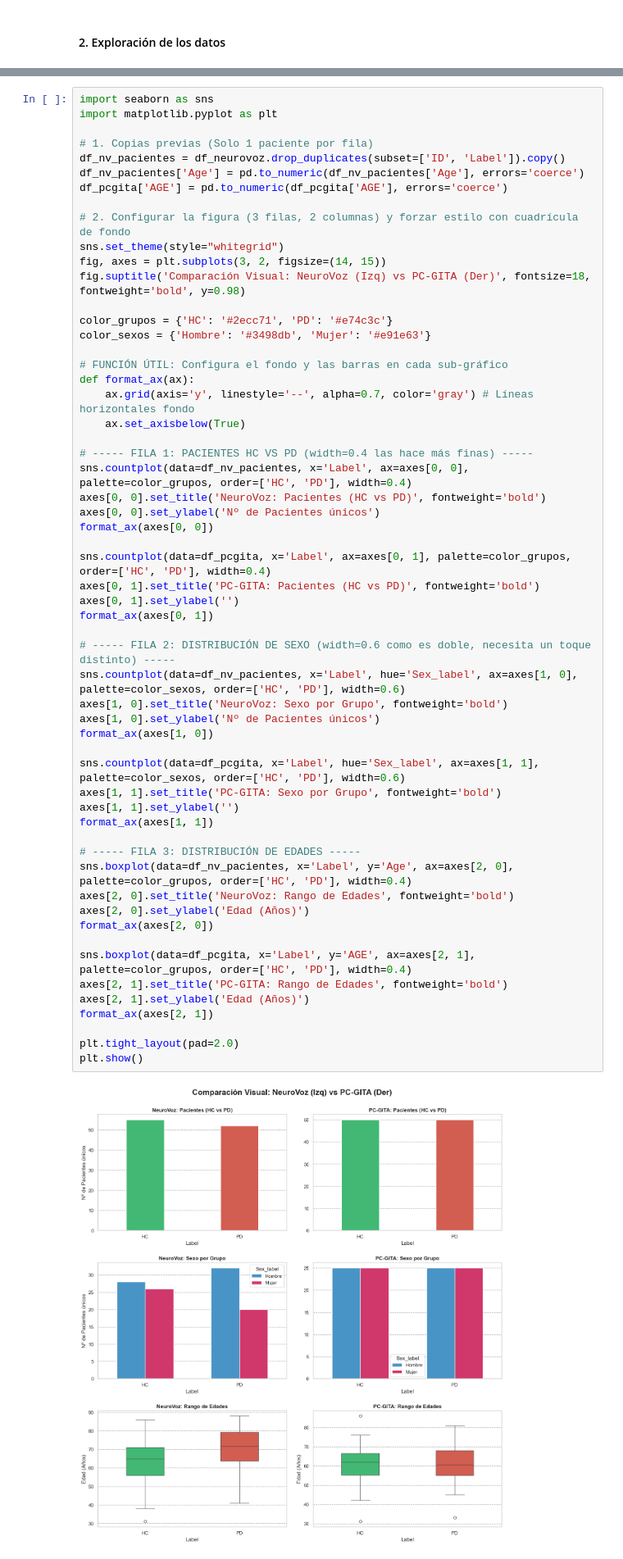
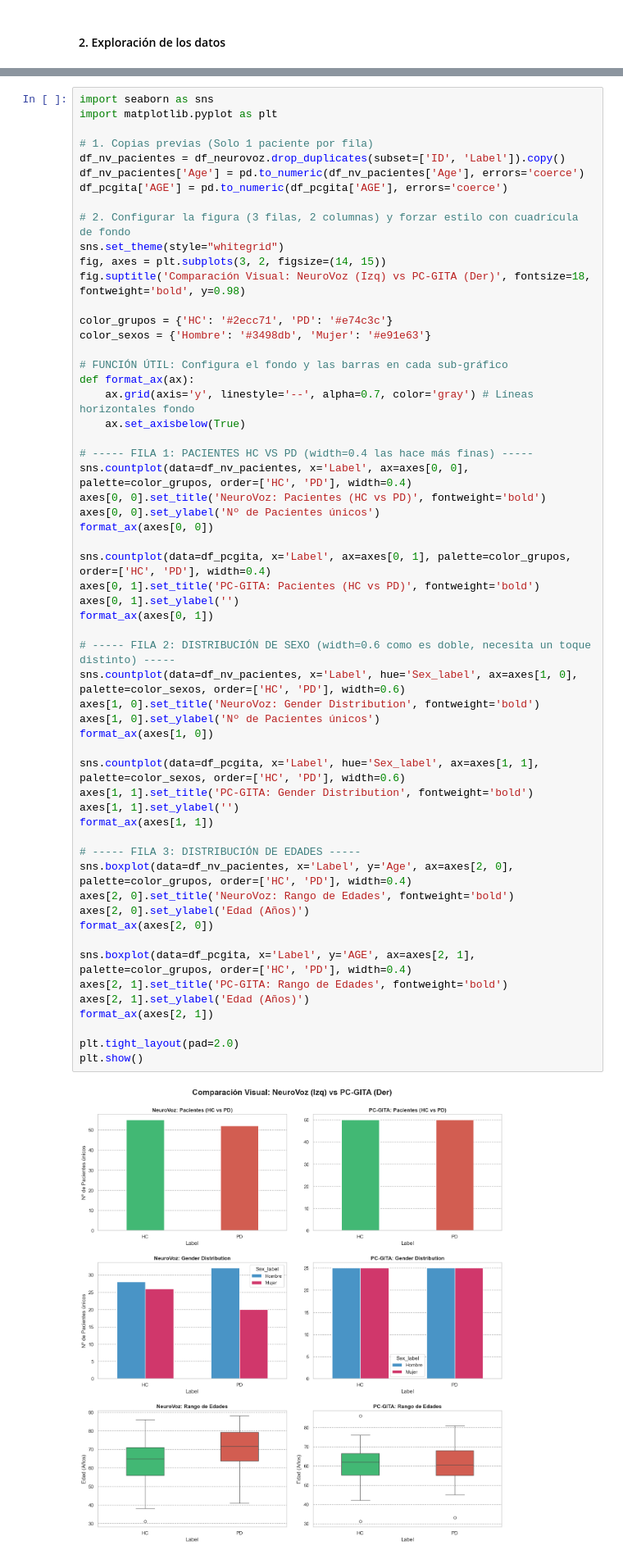
Before and after one commit to Juliahquintas/TFM-Data-Science, a Jupyter notebook: src/preprocessing/exploration.ipynb, the cells around one changed output, grey strips where cells are left out. Shown at 82% size. Saved outputs shown, nothing was run; the diff lists cells and outputs as text.

```diff
--- a/src/preprocessing/exploration.ipynb
+++ b/src/preprocessing/exploration.ipynb
@@ -174,33 +174,33 @@ axes[0, 0].set_ylabel('Nº de Pacientes únicos')
 format_ax(axes[0, 0])
 
 sns.countplot(data=df_pcgita, x='Label', ax=axes[0, 1], palette=color_grupos, order=['HC', 'PD'], width=0.4)
 axes[0, 1].set_title('PC-GITA: Pacientes (HC vs PD)', fontweight='bold')
 axes[0, 1].set_ylabel('')
 format_ax(axes[0, 1])
 
 # ----- FILA 2: DISTRIBUCIÓN DE SEXO (width=0.6 como es doble, necesita un toque distinto) -----
 sns.countplot(data=df_nv_pacientes, x='Label', hue='Sex_label', ax=axes[1, 0], palette=color_sexos, order=['HC', 'PD'], width=0.6)
-axes[1, 0].set_title('NeuroVoz: Sexo por Grupo', fontweight='bold')
+axes[1, 0].set_title('NeuroVoz: Gender Distribution', fontweight='bold')
 axes[1, 0].set_ylabel('Nº de Pacientes únicos')
 format_ax(axes[1, 0])
 
 sns.countplot(data=df_pcgita, x='Label', hue='Sex_label', ax=axes[1, 1], palette=color_sexos, order=['HC', 'PD'], width=0.6)
-axes[1, 1].set_title('PC-GITA: Sexo por Grupo', fontweight='bold')
+axes[1, 1].set_title('PC-GITA: Gender Distribution', fontweight='bold')
 axes[1, 1].set_ylabel('')
 format_ax(axes[1, 1])
 
 # ----- FILA 3: DISTRIBUCIÓN DE EDADES -----
 sns.boxplot(data=df_nv_pacientes, x='Label', y='Age', ax=axes[2, 0], palette=color_grupos, order=['HC', 'PD'], width=0.4)
 axes[2, 0].set_title('NeuroVoz: Rango de Edades', fontweight='bold')
 axes[2, 0].set_ylabel('Edad (Años)')
 format_ax(axes[2, 0])
 
 sns.boxplot(data=df_pcgita, x='Label', y='AGE', ax=axes[2, 1], palette=color_grupos, order=['HC', 'PD'], width=0.4)
 axes[2, 1].set_title('PC-GITA: Rango de Edades', fontweight='bold')
 axes[2, 1].set_ylabel('Edad (Años)')
 format_ax(axes[2, 1])
 
 plt.tight_layout(pad=2.0)
 plt.show()
 # %% [output]
-[figure, old version]
+[figure, new version]
```
Also changed, not shown: parts of 1 cell of this notebook, 13 other files.
